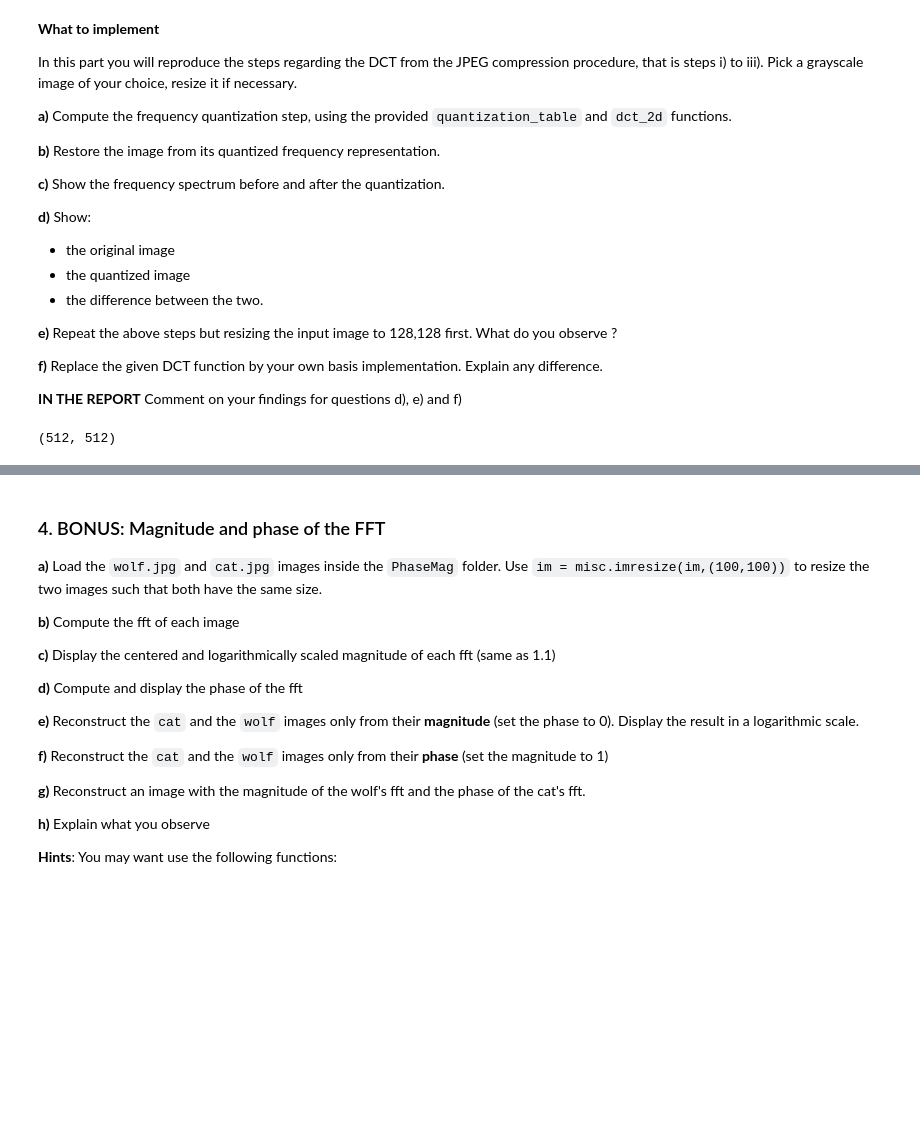
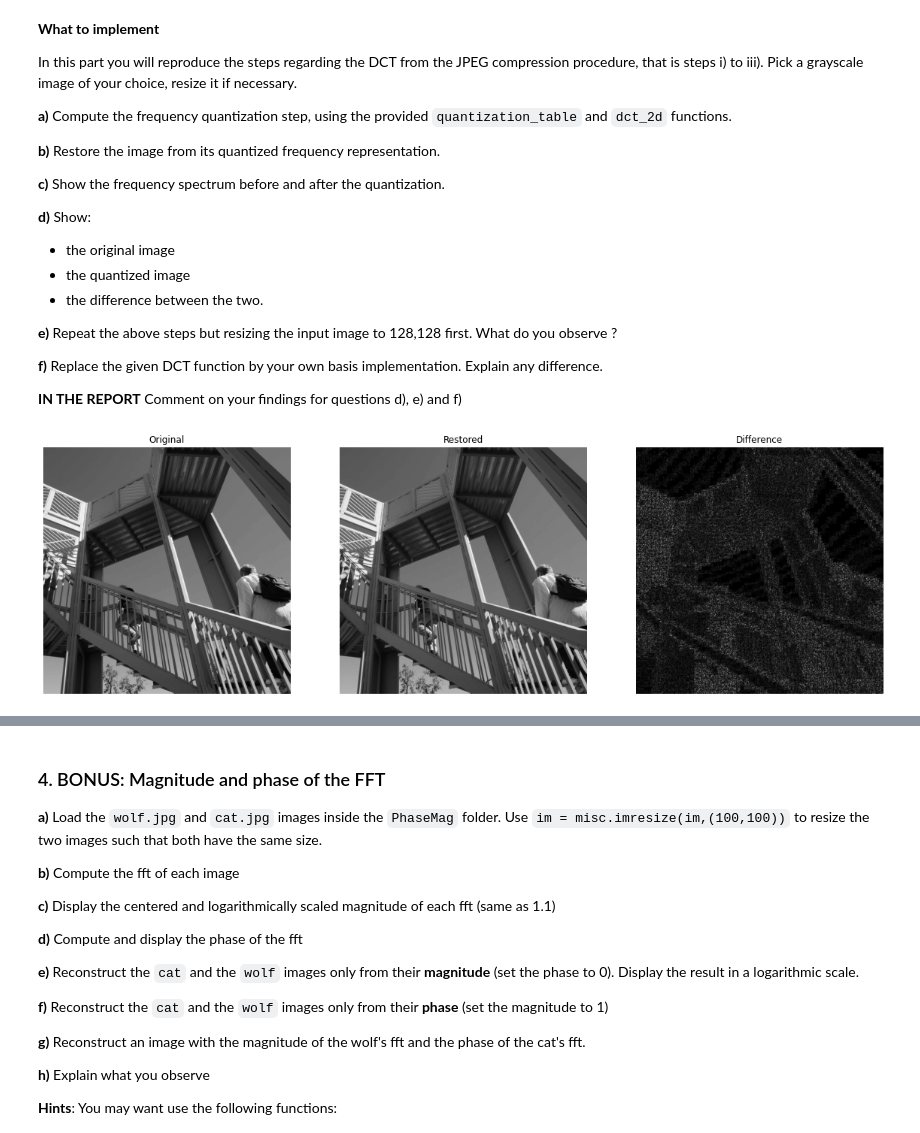
Before and after one commit to samyhaff/DATASIM_TP, a Jupyter notebook: ATRIM/TP3/TP3-frequency-domain-2021sv.ipynb, the cells around one changed output, grey strips where cells are left out. Saved outputs shown, nothing was run; the diff lists cells and outputs as text; code cells hidden in the pictures; blank space fills up the shorter version.

```diff
--- a/ATRIM/TP3/TP3-frequency-domain-2021sv.ipynb
+++ b/ATRIM/TP3/TP3-frequency-domain-2021sv.ipynb
@@ -403,6 +406,41 @@ def quantization_table(component='lum'):
 
 
 im = scipy.misc.ascent().astype(float)
-print(im.shape)
+H, W = im.shape
-# %% [output]
-(512, 512)
+# %%
+table = quantization_table()
+quantized = np.zeros((H, W)).astype('int32')
+
+# Quantization
+for i in range(H//8):
+    for j in range(W//8):
+        block = im[8*i:8*(i+1), 8*j:8*(j+1)]
+        block_dct = dct_2d(block)
+        quantized[8*i:8*(i+1), 8*j:8*(j+1)] = np.round(block_dct / table)
+
+# Restoration
+im_restored = np.zeros((H, W))
+for i in range(H//8):
+    for j in range(W//8):
+        im_restored[8*i:8*(i+1), 8*j:8*(j+1)] = idct_2d(table * quantized[8*i:8*(i+1), 8*j:8*(j+1)])
+# %%
+fig = plt.figure(figsize=(20, 36))
+
+plt.subplot(1,3,1)
+plt.imshow(im, cmap = 'gray')
+plt.axis('off')
+plt.title('Original')
+
+plt.subplot(1,3,2)
+plt.imshow(im_restored, cmap = 'gray')
+plt.axis('off')
+plt.title('Restored')
+
+plt.subplot(1,3,3)
+plt.imshow(abs(im - im_restored), cmap = 'gray')
+plt.axis('off')
+plt.title('Difference')
+
+plt.show()
+# %% [output]
+[figure, added]
```
Also changed, not shown: parts of 4 cells of this notebook.
